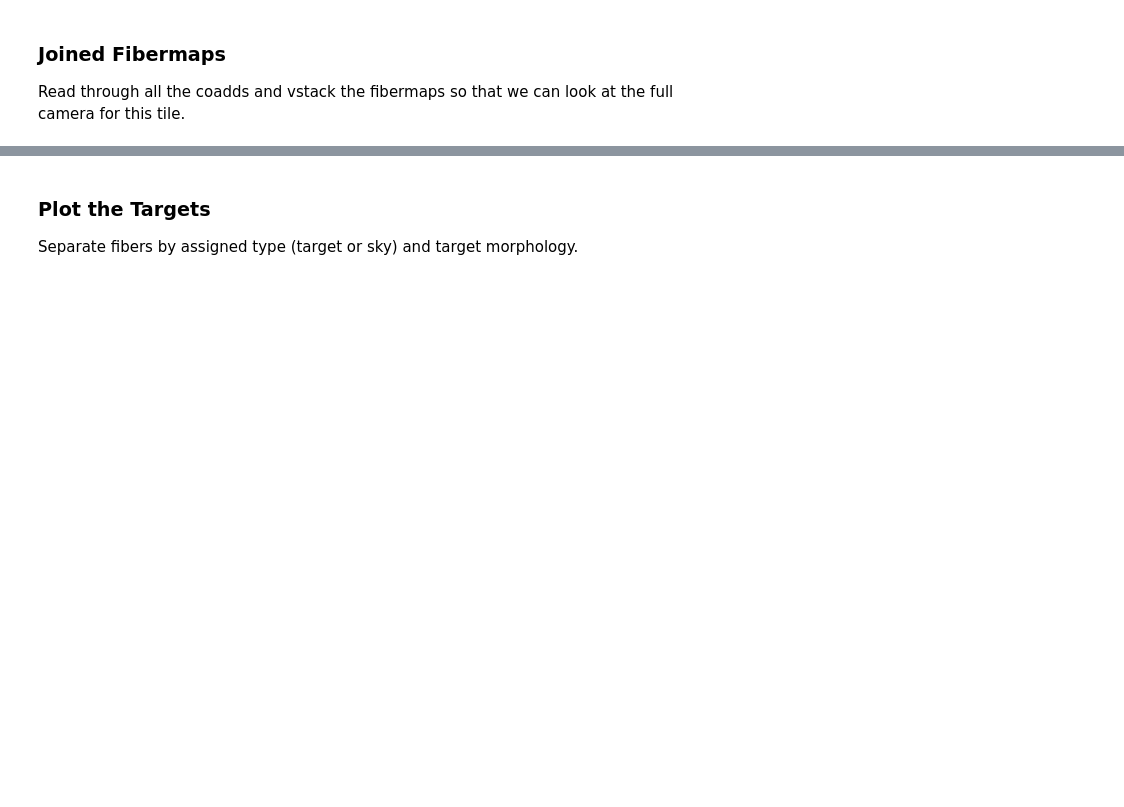
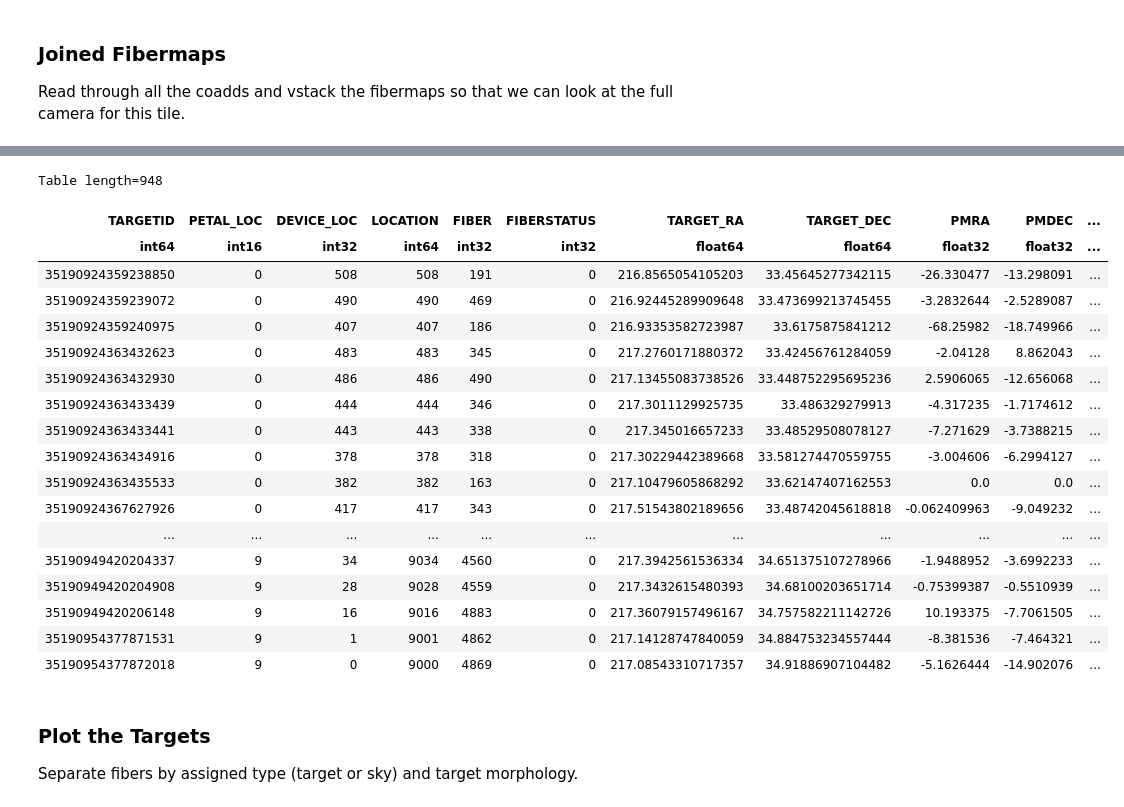
Before and after one commit to desihub/timedomain, a Jupyter notebook: tns/desi_read_coadds.ipynb, the cells around one changed output, grey strips where cells are left out. Saved outputs shown, nothing was run; the diff lists cells and outputs as text; code cells hidden in the pictures; blank space fills up the shorter version.

```diff
--- a/tns/desi_read_coadds.ipynb
+++ b/tns/desi_read_coadds.ipynb
@@ -92,3 +95,25 @@ Table length=5000
+# %%
+spec_fibermaps[spec_fibermaps['REF_EPOCH']==2015.5]
+# %% [output]
+Table length=948
+| TARGETID | PETAL_LOC | DEVICE_LOC | LOCATION | FIBER | FIBERSTATUS | TARGET_RA | TARGET_DEC | PMRA | PMDEC | ... |
+| int64 | int16 | int32 | int64 | int32 | int32 | float64 | float64 | float32 | float32 | ... |
+| 35190924359238850 | 0 | 508 | 508 | 191 | 0 | 216.8565054105203 | 33.45645277342115 | -26.330477 | -13.298091 | ... |
+| 35190924359239072 | 0 | 490 | 490 | 469 | 0 | 216.92445289909648 | 33.473699213745455 | -3.2832644 | -2.5289087 | ... |
+| 35190924359240975 | 0 | 407 | 407 | 186 | 0 | 216.93353582723987 | 33.6175875841212 | -68.25982 | -18.749966 | ... |
+| 35190924363432623 | 0 | 483 | 483 | 345 | 0 | 217.2760171880372 | 33.42456761284059 | -2.04128 | 8.862043 | ... |
+| 35190924363432930 | 0 | 486 | 486 | 490 | 0 | 217.13455083738526 | 33.448752295695236 | 2.5906065 | -12.656068 | ... |
+| 35190924363433439 | 0 | 444 | 444 | 346 | 0 | 217.3011129925735 | 33.486329279913 | -4.317235 | -1.7174612 | ... |
+| 35190924363433441 | 0 | 443 | 443 | 338 | 0 | 217.345016657233 | 33.48529508078127 | -7.271629 | -3.7388215 | ... |
+| 35190924363434916 | 0 | 378 | 378 | 318 | 0 | 217.30229442389668 | 33.581274470559755 | -3.004606 | -6.2994127 | ... |
+| 35190924363435533 | 0 | 382 | 382 | 163 | 0 | 217.10479605868292 | 33.62147407162553 | 0.0 | 0.0 | ... |
+| 35190924367627926 | 0 | 417 | 417 | 343 | 0 | 217.51543802189656 | 33.48742045618818 | -0.062409963 | -9.049232 | ... |
+| ... | ... | ... | ... | ... | ... | ... | ... | ... | ... | ... |
+| 35190949420204337 | 9 | 34 | 9034 | 4560 | 0 | 217.3942561536334 | 34.651375107278966 | -1.9488952 | -3.6992233 | ... |
+| 35190949420204908 | 9 | 28 | 9028 | 4559 | 0 | 217.3432615480393 | 34.68100203651714 | -0.75399387 | -0.5510939 | ... |
+| 35190949420206148 | 9 | 16 | 9016 | 4883 | 0 | 217.36079157496167 | 34.757582211142726 | 10.193375 | -7.7061505 | ... |
+| 35190954377871531 | 9 | 1 | 9001 | 4862 | 0 | 217.14128747840059 | 34.884753234557444 | -8.381536 | -7.464321 | ... |
+| 35190954377872018 | 9 | 0 | 9000 | 4869 | 0 | 217.08543310717357 | 34.91886907104482 | -5.1626444 | -14.902076 | ... |
 # %% [markdown]
 ### Plot the Targets
 
```
Also changed, not shown: parts of 8 cells of this notebook, 12 other files.
